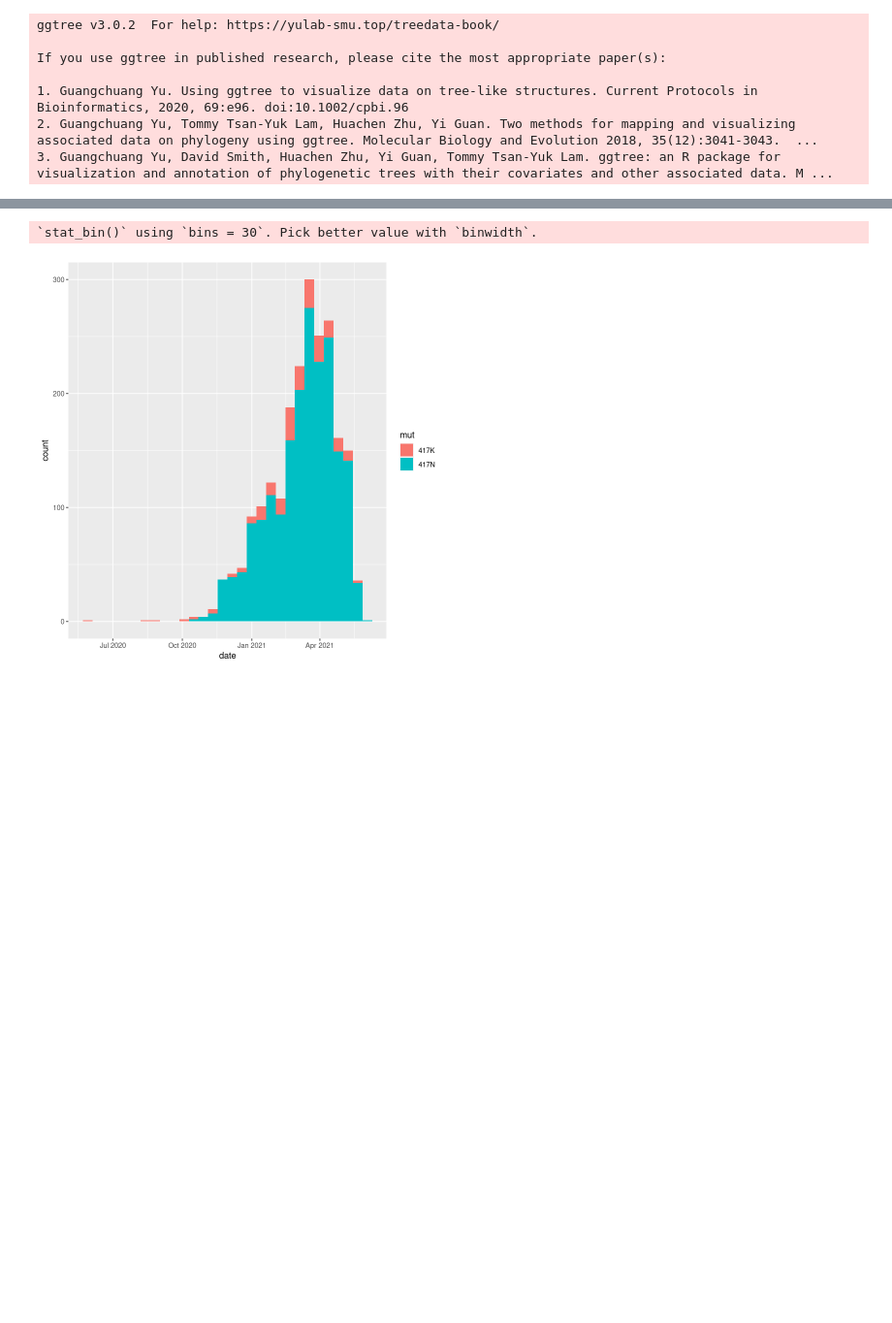
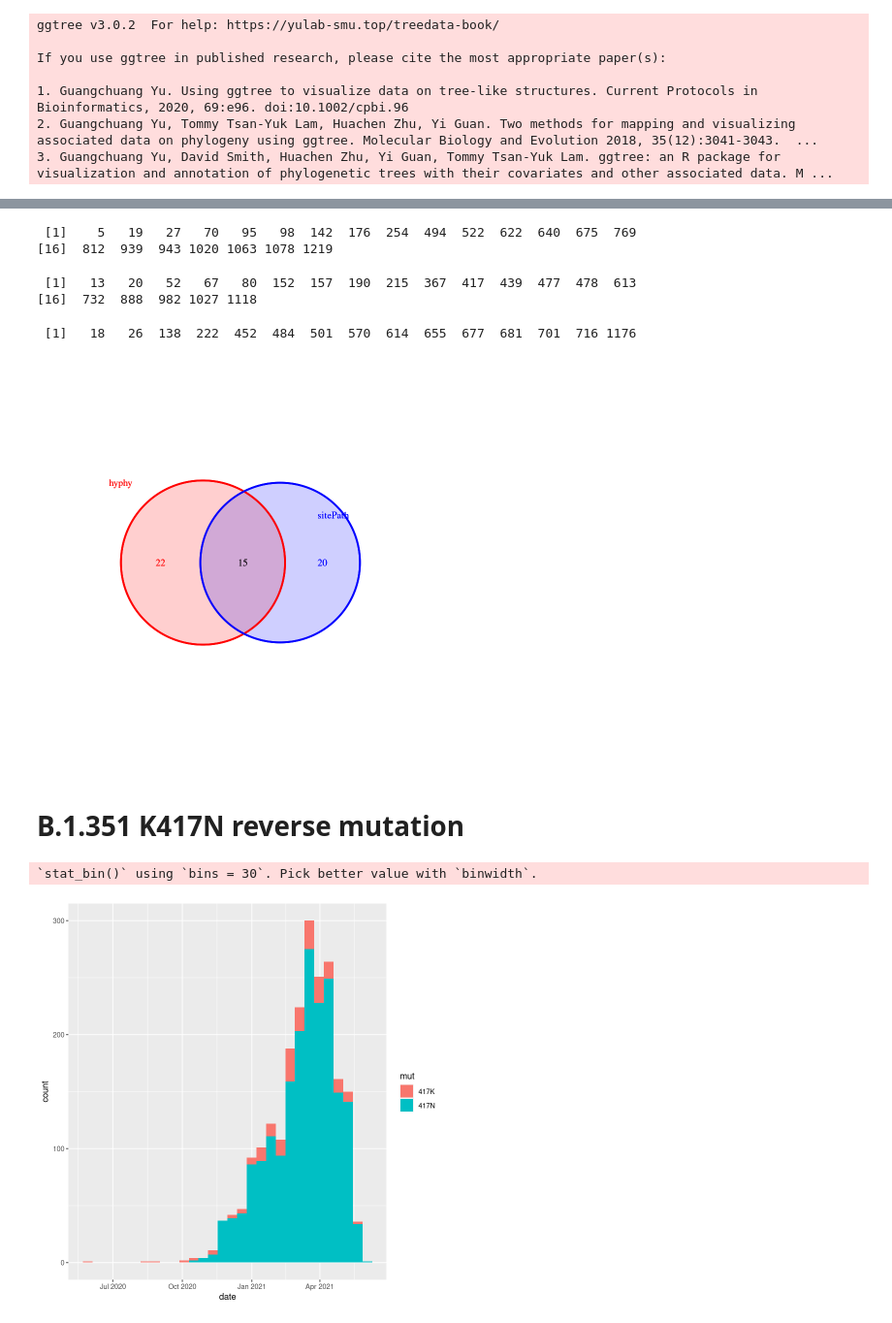
Before and after one commit to Takkoona/phyloColoring, a Jupyter notebook: 7_reverse_mutation_phylo.ipynb, the cells around one changed output, grey strips where cells are left out. Shown at 97% size. Saved outputs shown, nothing was run; the diff lists cells and outputs as text; code cells hidden in the pictures; blank space fills up the shorter version.

```diff
--- a/7_reverse_mutation_phylo.ipynb
+++ b/7_reverse_mutation_phylo.ipynb
@@ -64,3 +70,47 @@ ggsave(filename = file.path(OUTPUT_DIR, "paraFix_date.pdf"), plot = p, width = 3
+# %%
+sitePathResults <- df[which(df[["product"]] == "S" & df[["date"]] == "2021-05-03"), "aaPos"]
+hyphyResults <- selectedSites[["site"]]
+# %%
+setdiff(hyphyResults, sitePathResults)
+# %% [output]
+ [1]    5   19   27   70   95   98  142  176  254  494  522  622  640  675  769
+[16]  812  939  943 1020 1063 1078 1219
+# %%
+setdiff(sitePathResults, hyphyResults)
+# %% [output]
+ [1]   13   20   52   67   80  152  157  190  215  367  417  439  477  478  613
+[16]  732  888  982 1027 1118
+# %%
+intersect(sitePathResults, hyphyResults)
+# %% [output]
+ [1]   18   26  138  222  452  484  501  570  614  655  677  681  701  716 1176
+# %%
+venn.plot <- draw.pairwise.venn(
+    area1 = length(sitePathResults),
+    area2 = length(hyphyResults),
+    cross.area = length(intersect(sitePathResults, hyphyResults)),
+    category = c("sitePath", "hyphy"),
+    ext.text = FALSE,
+#     offset = 1,
+    fill = c("blue", "red"),
+    alpha = c(0.1, 0.1),
+    lwd = c(3, 3),
+    col = c("blue", "red"),
+    label.col = c("blue", "black", "red"),
+    cat.col = c("blue", "red"),
+    cat.just = list(c(1, -15), c(1, -20)),
+#     rotation.degree = 180,
+    margin = 0.2
+)
+grid.draw(venn.plot)
+
+pdf(file = file.path(OUTPUT_DIR, "hyphy_S_venn.pdf"))
+grid.draw(venn.plot)
+invisible(dev.off())
+# %% [output]
+[figure, added]
+# %% [markdown]
+# B.1.351 K417N reverse mutation
 # %%
 tree <- read.tree(file.path(DATA_DIR, "B.1.351.treefile"))
 
```
Also changed, not shown: parts of 17 cells of this notebook, 3 other files.
